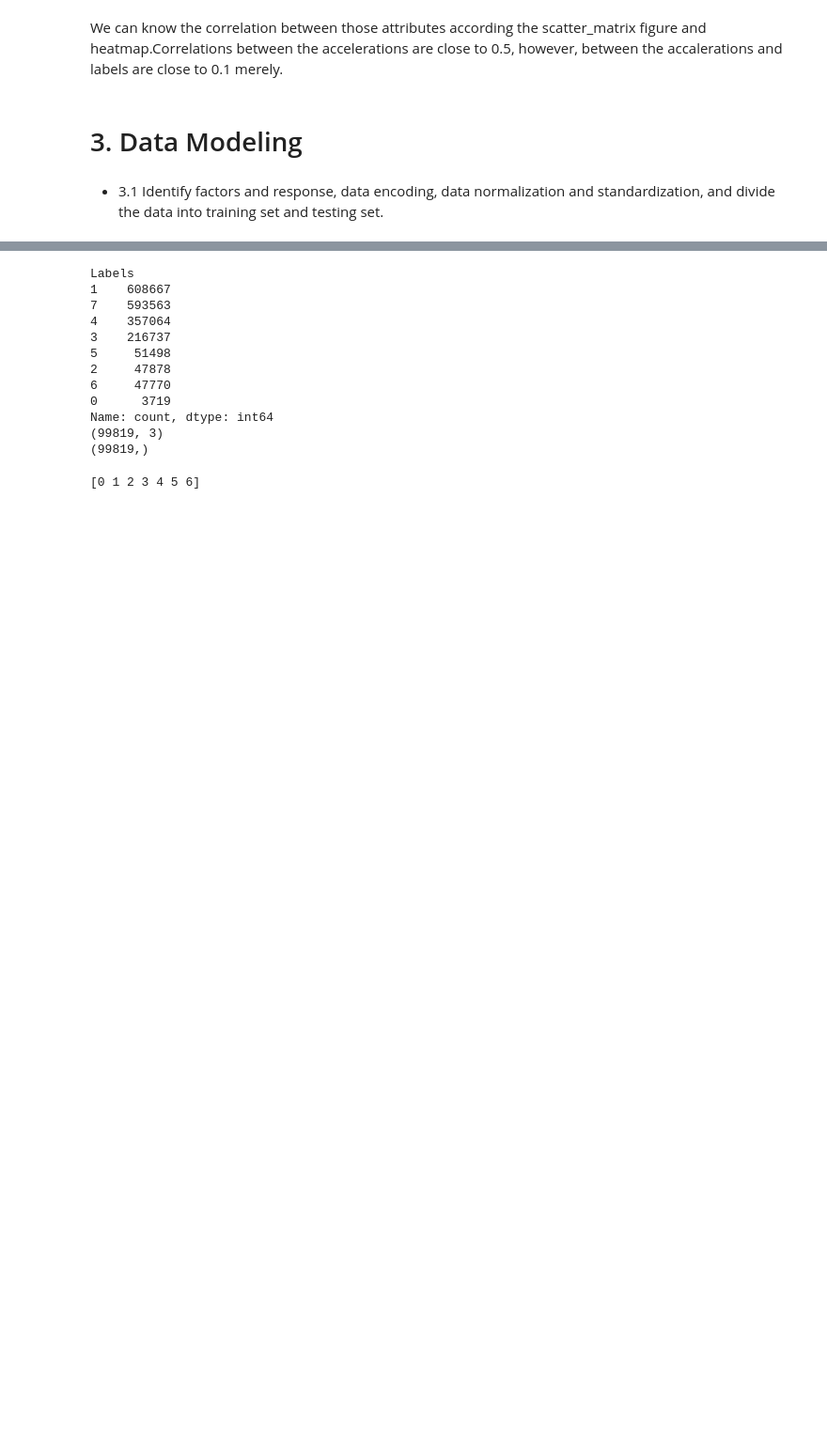
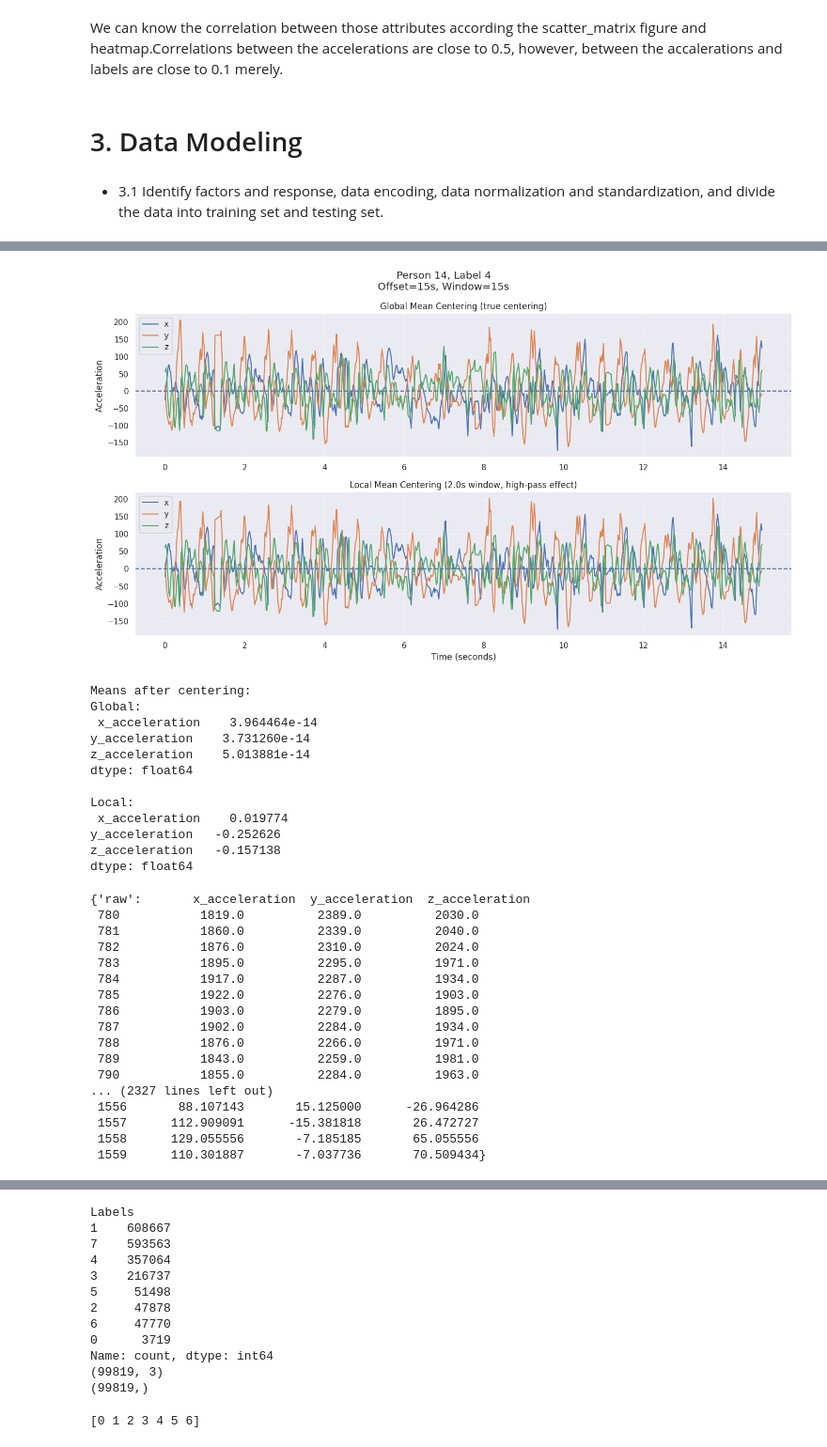
Before and after one commit to benjaminfong/cs286-accelerometer-project, a Jupyter notebook: activity-recognition-from-accelerometer.ipynb, the cells around one changed output, grey strips where cells are left out. Shown at 94% size. Saved outputs shown, nothing was run; the diff lists cells and outputs as text; code cells hidden in the pictures; blank space fills up the shorter version.

```diff
--- a/activity-recognition-from-accelerometer.ipynb
+++ b/activity-recognition-from-accelerometer.ipynb
@@ -283,0 +485,38 @@ We can know the correlation between those attributes according the scatter_matri
+# %%
+compare_centering_methods(
+    person_id=14,
+    label=4,
+    offset_seconds=15,
+    window_seconds=15
+)
+# %% [output]
+[figure, added]
+Means after centering:
+Global:
+ x_acceleration    3.964464e-14
+y_acceleration    3.731260e-14
+z_acceleration    5.013881e-14
+dtype: float64
+
+Local:
+ x_acceleration    0.019774
+y_acceleration   -0.252626
+z_acceleration   -0.157138
+dtype: float64
+{'raw':       x_acceleration  y_acceleration  z_acceleration
+ 780           1819.0          2389.0          2030.0
+ 781           1860.0          2339.0          2040.0
+ 782           1876.0          2310.0          2024.0
+ 783           1895.0          2295.0          1971.0
+ 784           1917.0          2287.0          1934.0
+ 785           1922.0          2276.0          1903.0
+ 786           1903.0          2279.0          1895.0
+ 787           1902.0          2284.0          1934.0
+ 788           1876.0          2266.0          1971.0
+ 789           1843.0          2259.0          1981.0
+ 790           1855.0          2284.0          1963.0
+... (2327 lines left out)
+ 1556       88.107143       15.125000      -26.964286
+ 1557      112.909091      -15.381818       26.472727
+ 1558      129.055556       -7.185185       65.055556
+ 1559      110.301887       -7.037736       70.509434}
```
Also changed, not shown: parts of 8 cells of this notebook, 1 other file.
